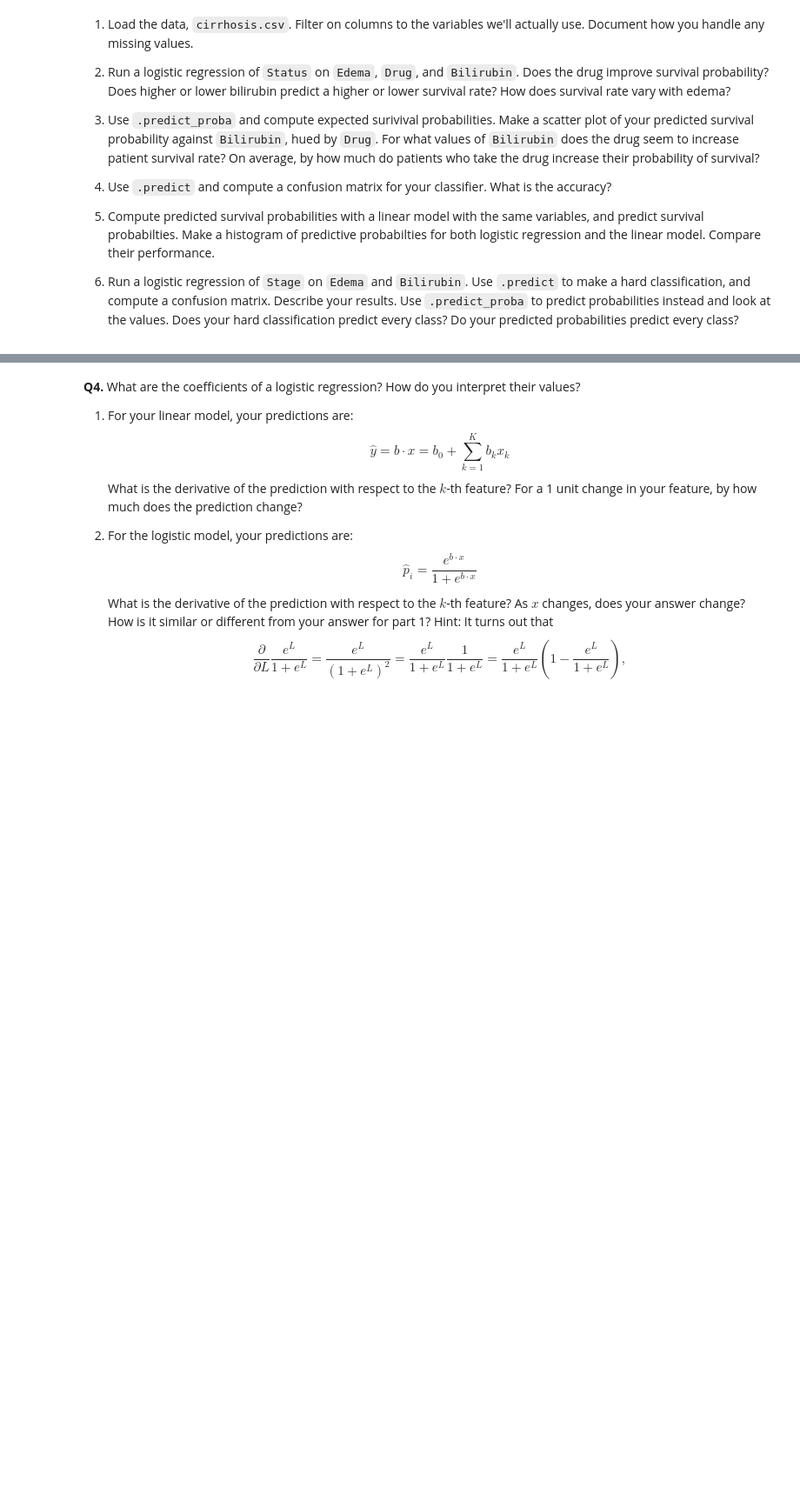
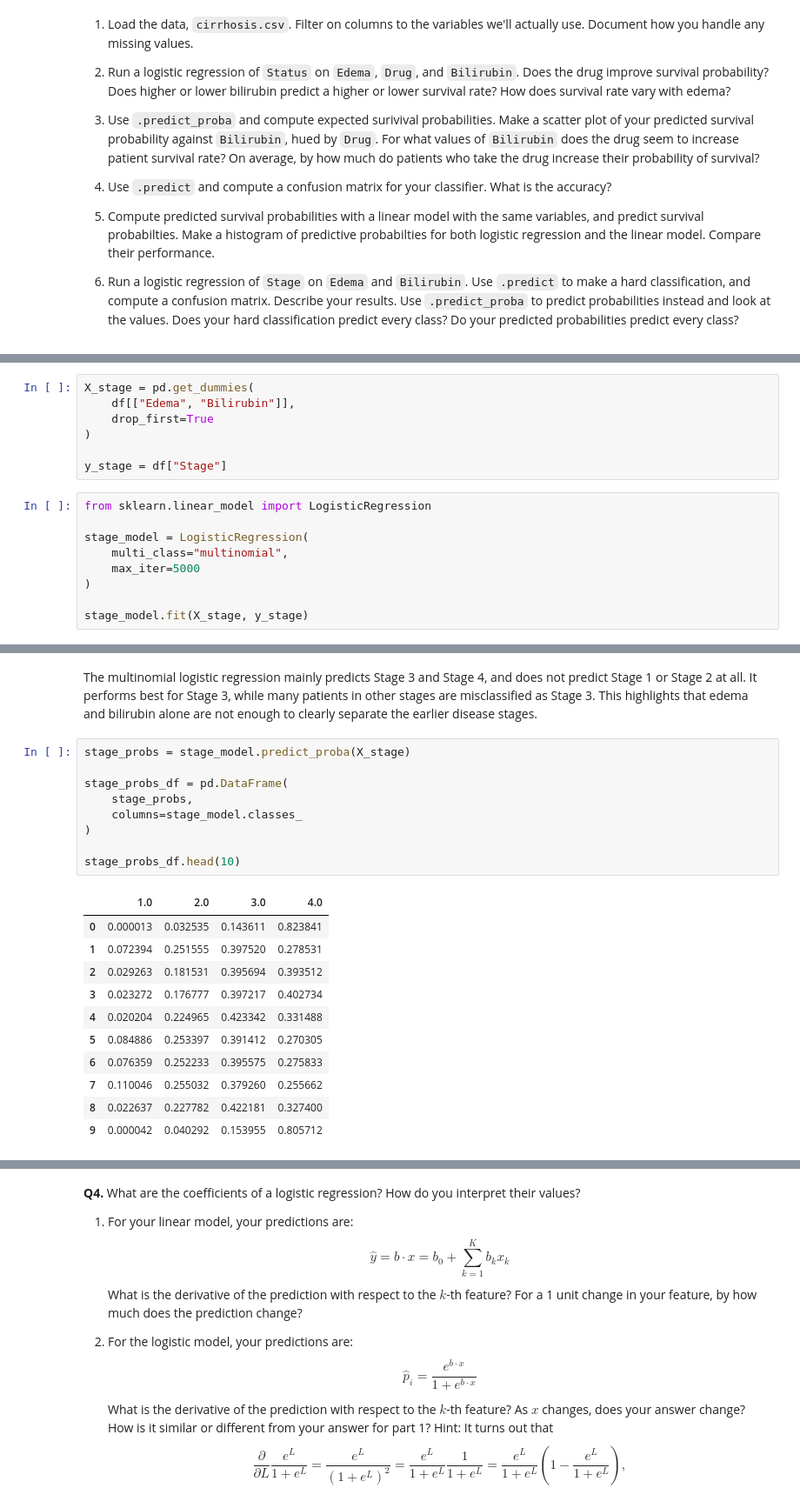
Before and after one commit to msoly25/undergrad_ml_assignments, a Jupyter notebook: 05_assignment_glm.ipynb, the cells around one changed output, grey strips where cells are left out. Shown at 87% size. Saved outputs shown, nothing was run; the diff lists cells and outputs as text; blank space fills up the shorter version.

```diff
--- a/05_assignment_glm.ipynb
+++ b/05_assignment_glm.ipynb
@@ -393,0 +514,16 @@ FileNotFoundError: [Errno 2] No such file or directory: 'data'
+# %%
+X_stage = pd.get_dummies(
+    df[["Edema", "Bilirubin"]],
+    drop_first=True
+)
+
+y_stage = df["Stage"]
+# %%
+from sklearn.linear_model import LogisticRegression
+
+stage_model = LogisticRegression(
+    multi_class="multinomial",
+    max_iter=5000
+)
+
+stage_model.fit(X_stage, y_stage)
@@ -393,0 +552,23 @@ FileNotFoundError: [Errno 2] No such file or directory: 'data'
+# %% [markdown]
+The multinomial logistic regression mainly predicts Stage 3 and Stage 4, and does not predict Stage 1 or Stage 2 at all. It performs best for Stage 3, while many patients in other stages are misclassified as Stage 3. This highlights that edema and bilirubin alone are not enough to clearly separate the earlier disease stages.
+# %%
+stage_probs = stage_model.predict_proba(X_stage)
+
+stage_probs_df = pd.DataFrame(
+    stage_probs,
+    columns=stage_model.classes_
+)
+
+stage_probs_df.head(10)
+# %% [output]
+|  | 1.0 | 2.0 | 3.0 | 4.0 |
+| 0 | 0.000013 | 0.032535 | 0.143611 | 0.823841 |
+| 1 | 0.072394 | 0.251555 | 0.397520 | 0.278531 |
+| 2 | 0.029263 | 0.181531 | 0.395694 | 0.393512 |
+| 3 | 0.023272 | 0.176777 | 0.397217 | 0.402734 |
+| 4 | 0.020204 | 0.224965 | 0.423342 | 0.331488 |
+| 5 | 0.084886 | 0.253397 | 0.391412 | 0.270305 |
+| 6 | 0.076359 | 0.252233 | 0.395575 | 0.275833 |
+| 7 | 0.110046 | 0.255032 | 0.379260 | 0.255662 |
+| 8 | 0.022637 | 0.227782 | 0.422181 | 0.327400 |
+| 9 | 0.000042 | 0.040292 | 0.153955 | 0.805712 |
```
Also changed, not shown: parts of 23 cells of this notebook.
